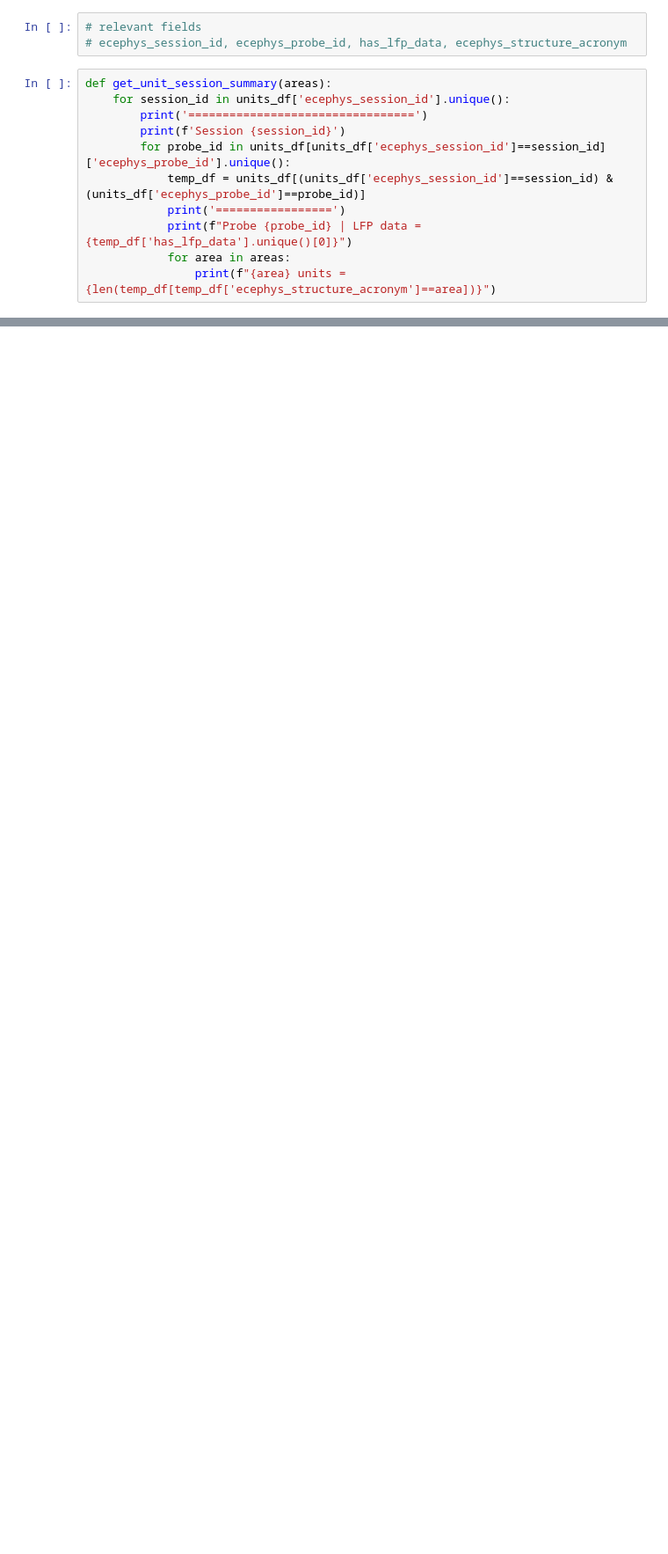
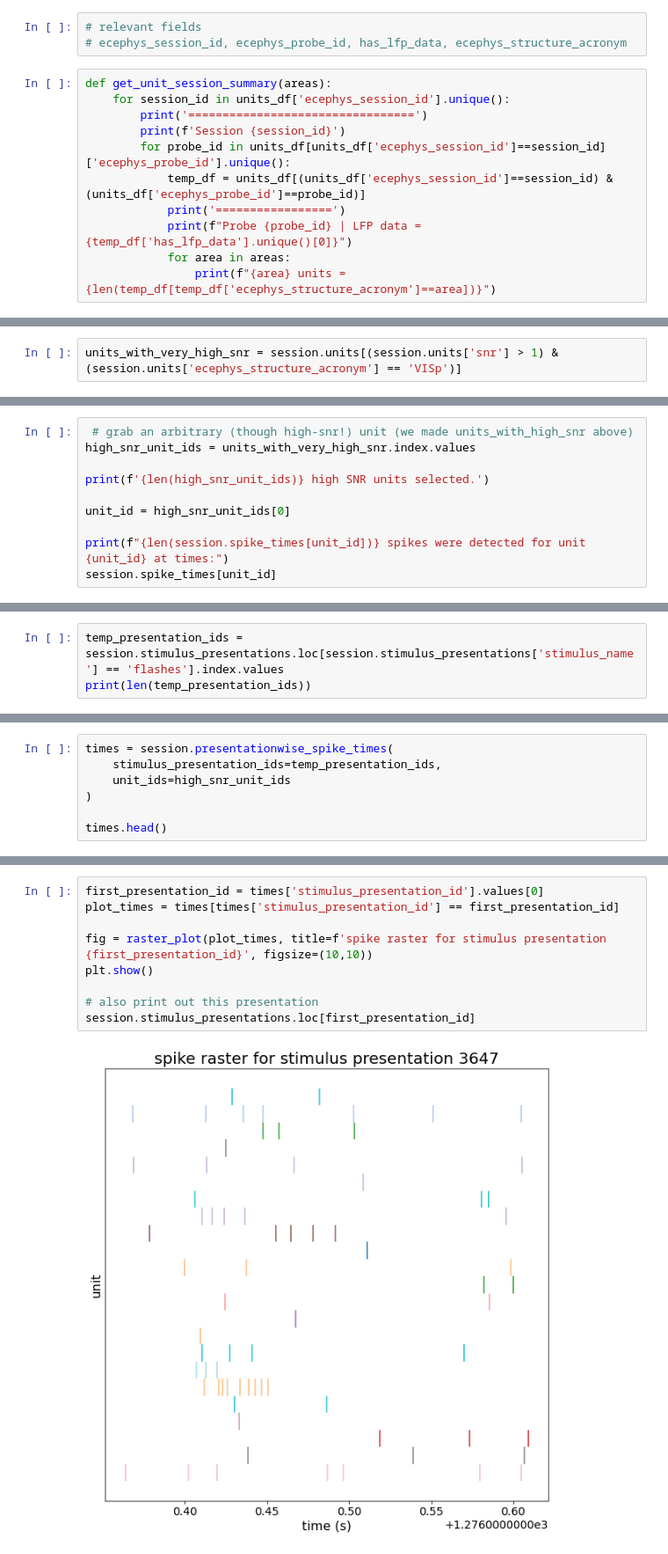
Before and after one commit to ikharitonov/allen-neuropixel-LFPs, a Jupyter notebook: quickstart.ipynb, the cells around one changed output, grey strips where cells are left out. Shown at 88% size. Drawn from its saved outputs; the diff is of its cells as text; blank space fills up the shorter version.

Commit message:
stimulus presentations and spike rasters

```diff
--- a/quickstart.ipynb
+++ b/quickstart.ipynb
@@ -394,0 +438,2 @@ LP units = 0
+# %%
+units_with_very_high_snr = session.units[(session.units['snr'] > 1) & (session.units['ecephys_structure_acronym'] == 'VISp')]
@@ -394,0 +442,10 @@ LP units = 0
+# %%
+ # grab an arbitrary (though high-snr!) unit (we made units_with_high_snr above)
+high_snr_unit_ids = units_with_very_high_snr.index.values
+
+print(f'{len(high_snr_unit_ids)} high SNR units selected.')
+
+unit_id = high_snr_unit_ids[0]
+
+print(f"{len(session.spike_times[unit_id])} spikes were detected for unit {unit_id} at times:")
+session.spike_times[unit_id]
@@ -394,0 +459,3 @@ LP units = 0
+# %%
+temp_presentation_ids = session.stimulus_presentations.loc[session.stimulus_presentations['stimulus_name'] == 'flashes'].index.values
+print(len(temp_presentation_ids))
@@ -394,0 +466,7 @@ LP units = 0
+# %%
+times = session.presentationwise_spike_times(
+    stimulus_presentation_ids=temp_presentation_ids,
+    unit_ids=high_snr_unit_ids
+)
+
+times.head()
@@ -394,0 +481,11 @@ LP units = 0
+# %%
+first_presentation_id = times['stimulus_presentation_id'].values[0]
+plot_times = times[times['stimulus_presentation_id'] == first_presentation_id]
+
+fig = raster_plot(plot_times, title=f'spike raster for stimulus presentation {first_presentation_id}', figsize=(10,10))
+plt.show()
+
+# also print out this presentation
+session.stimulus_presentations.loc[first_presentation_id]
+# %% [output]
+[figure, added]
```
Also changed, not shown: parts of 19 cells of this notebook, 1 other file.
